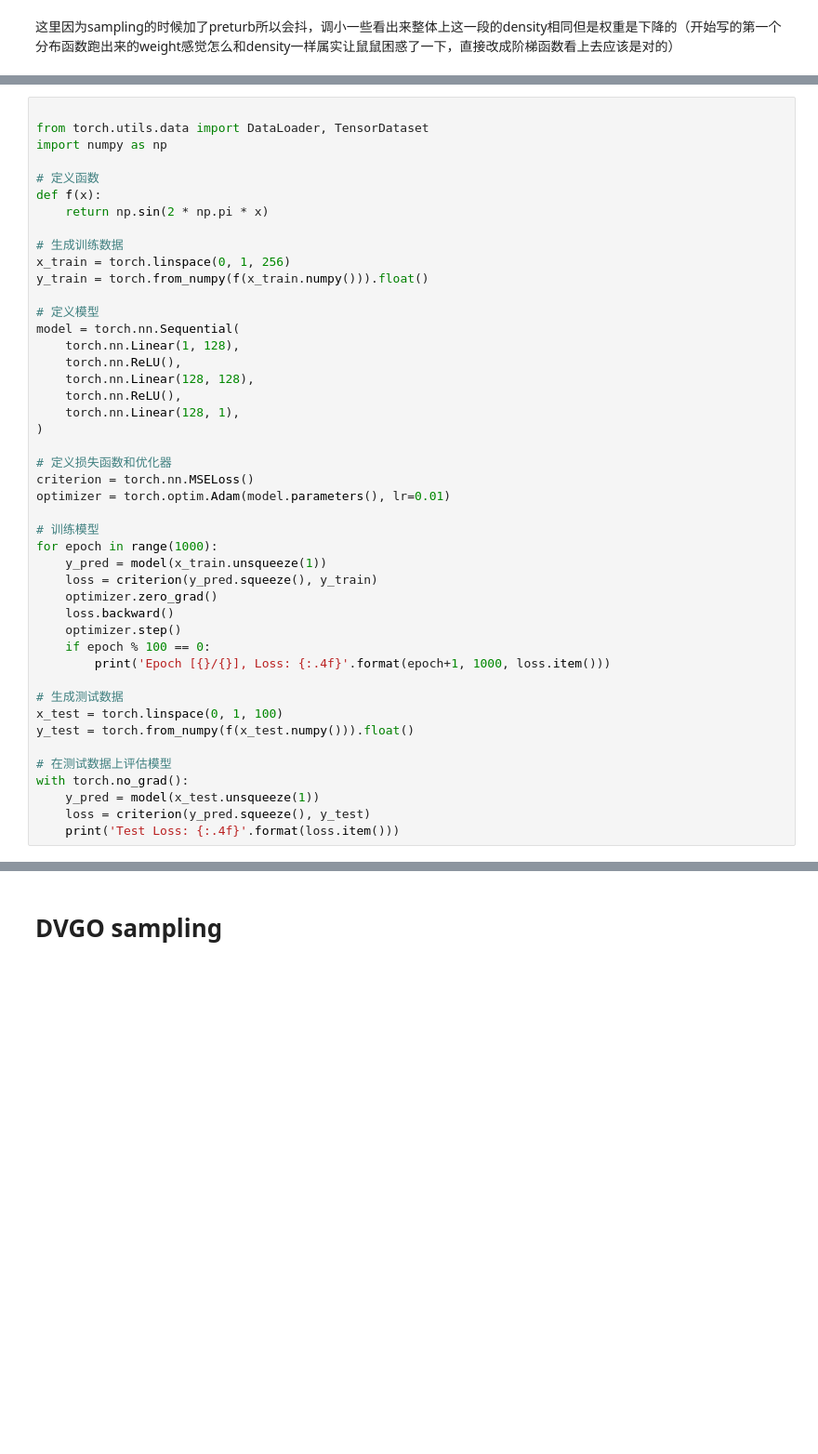
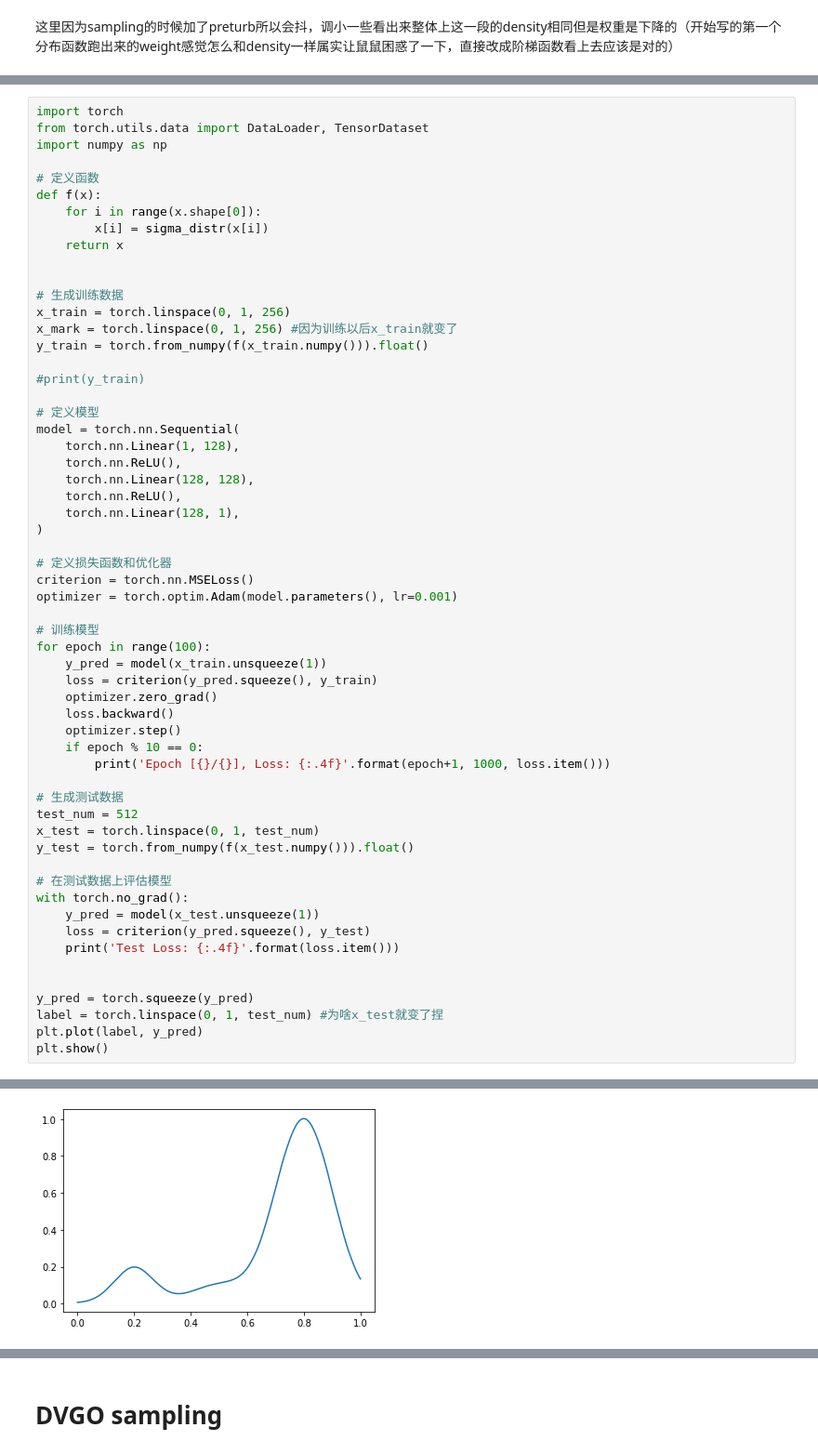
Before and after one commit to sayoriaaa/My-NeRF-Notes, a Jupyter notebook: Sampling (DVGO).ipynb, the cells around one changed output, grey strips where cells are left out. Shown: that part at 93% size. Cells and saved outputs as stored; diff of their text form; blank space fills up the shorter version.

```diff
--- a/Sampling (DVGO).ipynb
+++ b/Sampling (DVGO).ipynb
@@ -186,15 +232,21 @@ floater指的是重建中前景出现的一些半透明看上去像云一样的
 # %%
-
+import torch
 from torch.utils.data import DataLoader, TensorDataset
 import numpy as np
 
 # 定义函数
 def f(x):
-    return np.sin(2 * np.pi * x)
+    for i in range(x.shape[0]):
+        x[i] = sigma_distr(x[i])
+    return x
+
 
 # 生成训练数据
 x_train = torch.linspace(0, 1, 256)
+x_mark = torch.linspace(0, 1, 256) #因为训练以后x_train就变了
 y_train = torch.from_numpy(f(x_train.numpy())).float()
+
+#print(y_train)
 
 # 定义模型
 model = torch.nn.Sequential(
@@ -207,20 +259,21 @@ model = torch.nn.Sequential(
 
 # 定义损失函数和优化器
 criterion = torch.nn.MSELoss()
-optimizer = torch.optim.Adam(model.parameters(), lr=0.01)
+optimizer = torch.optim.Adam(model.parameters(), lr=0.001)
 
 # 训练模型
-for epoch in range(1000):
+for epoch in range(100):
     y_pred = model(x_train.unsqueeze(1))
     loss = criterion(y_pred.squeeze(), y_train)
     optimizer.zero_grad()
     loss.backward()
     optimizer.step()
-    if epoch % 100 == 0:
+    if epoch % 10 == 0:
         print('Epoch [{}/{}], Loss: {:.4f}'.format(epoch+1, 1000, loss.item()))
 
 # 生成测试数据
-x_test = torch.linspace(0, 1, 100)
+test_num = 512
+x_test = torch.linspace(0, 1, test_num)
 y_test = torch.from_numpy(f(x_test.numpy())).float()
 
 # 在测试数据上评估模型
@@ -228,3 +281,10 @@ with torch.no_grad():
     y_pred = model(x_test.unsqueeze(1))
     loss = criterion(y_pred.squeeze(), y_test)
     print('Test Loss: {:.4f}'.format(loss.item()))
+
+
+y_pred = torch.squeeze(y_pred)
+label = torch.linspace(0, 1, test_num) #为啥x_test就变了捏
+plt.plot(label, y_pred)
+plt.show()
+# %% [output]
@@ -230,0 +302 @@ with torch.no_grad():
+[figure, added]
```
Also changed, not shown: parts of 16 cells of this notebook.
